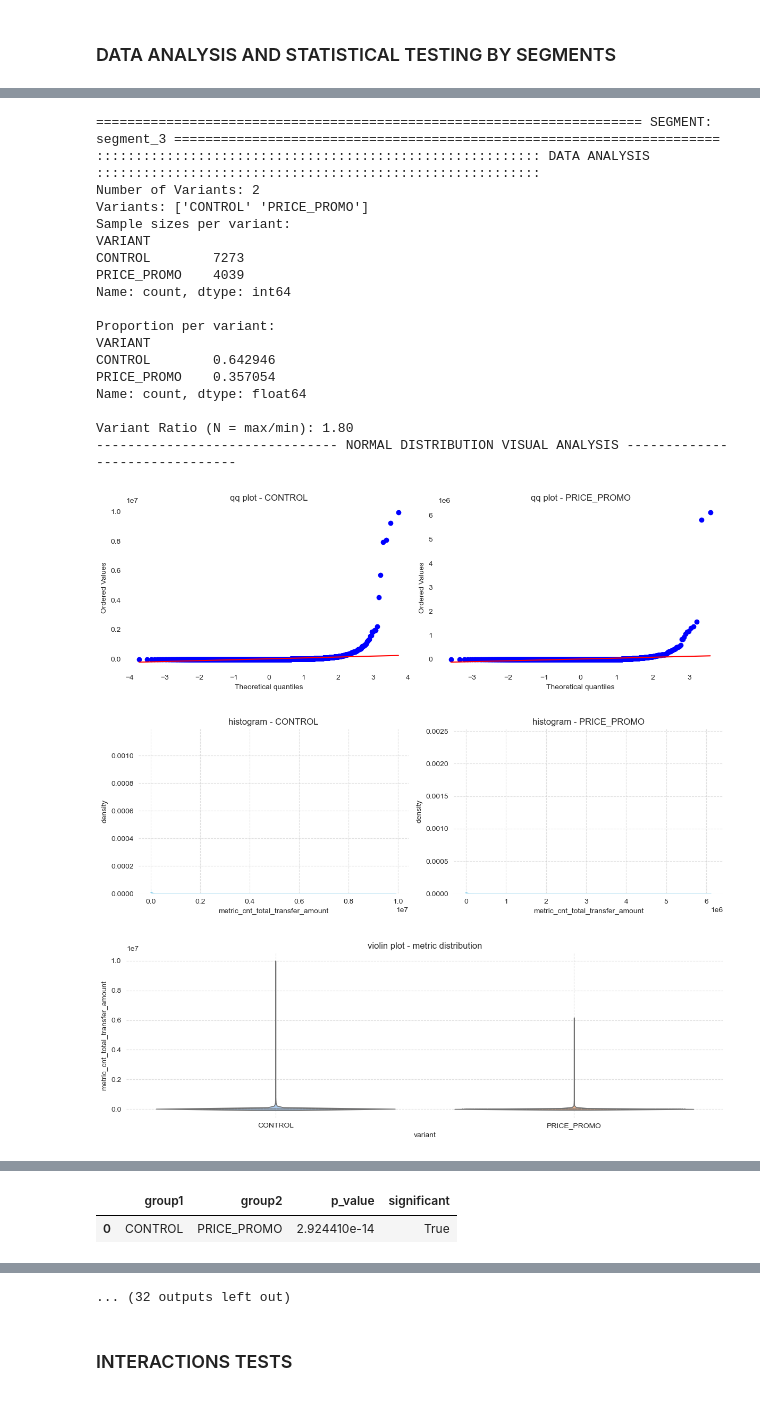
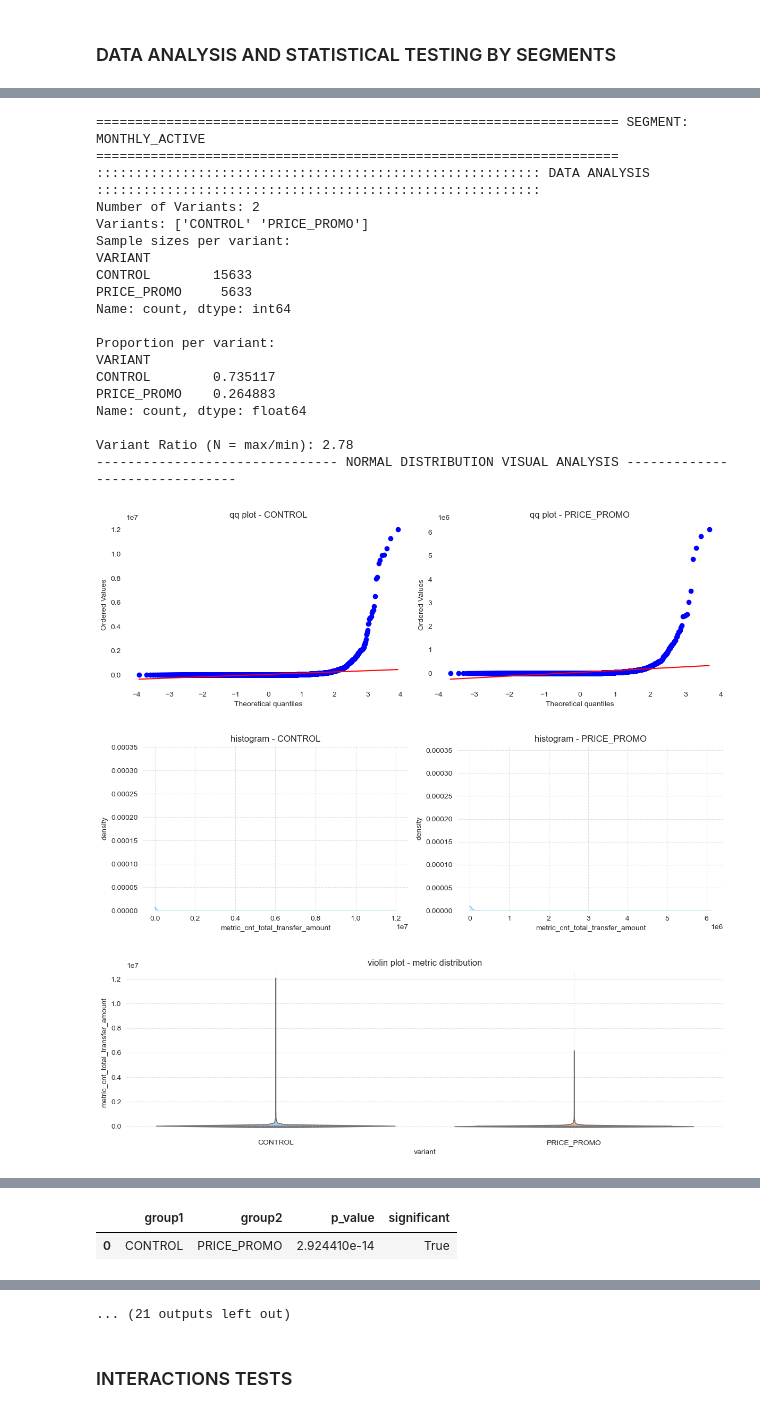
Before and after one commit to EAlmazanG/ab-test-framework, a Jupyter notebook: notebooks/ab-test-segments_example_3.ipynb, the cells around one changed output, grey strips where cells are left out. Cells and saved outputs as stored; diff of their text form; code cells hidden in the pictures.

```diff
--- a/notebooks/ab-test-segments_example_3.ipynb
+++ b/notebooks/ab-test-segments_example_3.ipynb
@@ -253,8 +253,9 @@ df['metric_cvr_transaction'] = df['TOTAL_TRANSFER_AMOUNT'].apply(lambda x: 1 if
 primary_key_column = 'U_ID'
 metric_column = 'metric_cnt_total_transfer_amount'
 variant_column = 'VARIANT'
+segment_column = 'USER_SEGMENT'
 
-columns_selection_df = df[[primary_key_column, variant_column, metric_column]]
+columns_selection_df = df[[primary_key_column, variant_column, segment_column, metric_column]]
 metric_type = (
     'continuous' if metric_column.startswith('metric_cnt_') else
     'proportion' if metric_column.startswith('metric_cvr_') else
@@ -285,6 +286,2 @@ is_strong_outlier_effect: True
 # %% [markdown]
 ### DATA ANALYSIS AND STATISTICAL TESTING BY SEGMENTS
-# %%
-if True:
-    selected_df = framework.add_segment_column(selected_df, num_segments=4)
-display(selected_df)
@@ -305,5 +288,4 @@ display(selected_df)
 # %%
-segment_column = 'segment'
 segments = selected_df[segment_column].unique()
 
 for segment in segments:
@@ -362,39 +344,39 @@ for segment in segments:
     ### UNBALANCE DATA
     segment_df = ab_tests.resample_data(segment_df, ab_test_config, variant_column)
 
     ### TESTS
     print_title('TEST RESULTS', 100)
     standardized_results = ab_tests.run_complete_ab_test(ab_test_config, selected_df, variant_column, metric_column, num_variants, alpha = 0.05)
     display(standardized_results)
 
     print_title('TEST SELECTION', 100)
     print({key: value for key, value in ab_test_config.items() if value})
 
     framework.plot_distributions(selected_df, variant_column, metric_column, 0.05)
 
     ### ADDITIONAL TECHNIQUES
     print_title('ADDITIONAL TECHNIQUES', 100)
     additional_tests_results = ab_tests.apply_additional_tests(ab_test_config, selected_df, variant_column, metric_column)
     display(additional_tests_results)
 # %% [output]
-====================================================================== SEGMENT: segment_3 ======================================================================
+=================================================================== SEGMENT: MONTHLY_ACTIVE ===================================================================
 ::::::::::::::::::::::::::::::::::::::::::::::::::::::::: DATA ANALYSIS :::::::::::::::::::::::::::::::::::::::::::::::::::::::::
 Number of Variants: 2
 Variants: ['CONTROL' 'PRICE_PROMO']
 Sample sizes per variant:
 VARIANT
-CONTROL        7273
-PRICE_PROMO    4039
+CONTROL        15633
+PRICE_PROMO     5633
 Name: count, dtype: int64
 
 Proportion per variant:
 VARIANT
-CONTROL        0.642946
-PRICE_PROMO    0.357054
+CONTROL        0.735117
+PRICE_PROMO    0.264883
 Name: count, dtype: float64
 
-Variant Ratio (N = max/min): 1.80
+Variant Ratio (N = max/min): 2.78
 ------------------------------- NORMAL DISTRIBUTION VISUAL ANALYSIS -------------------------------
-[figure, old version]
+[figure, new version]
-[figure, old version]
+[figure, new version]
-[figure, old version]
+[figure, new version]
@@ -444,5 +426,5 @@ Variant Ratio (N = max/min): 1.86
 ------------------------------- NORMAL DISTRIBUTION VISUAL ANALYSIS -------------------------------
-... (32 outputs left out)
+... (21 outputs left out)
 # %% [markdown]
 ### INTERACTIONS TESTS
 # %%
```
Also changed, not shown: parts of 5 cells of this notebook, 2 other files.
